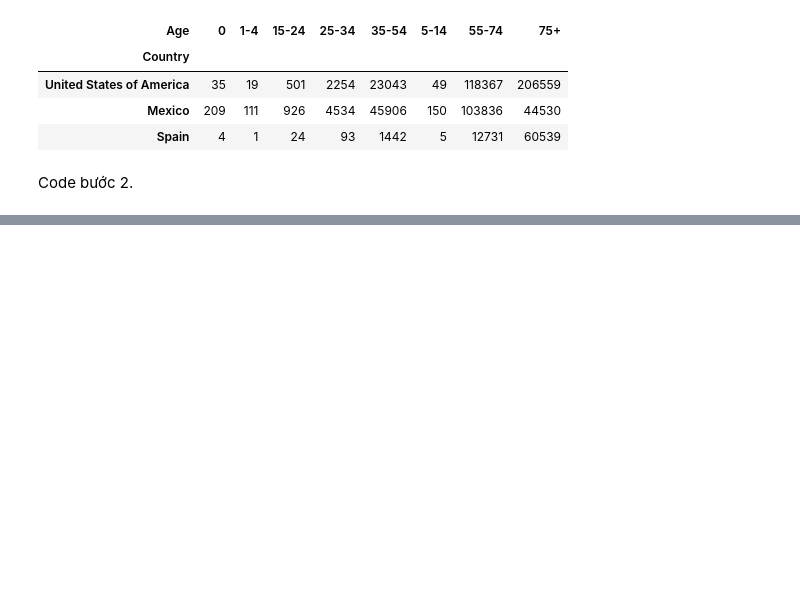
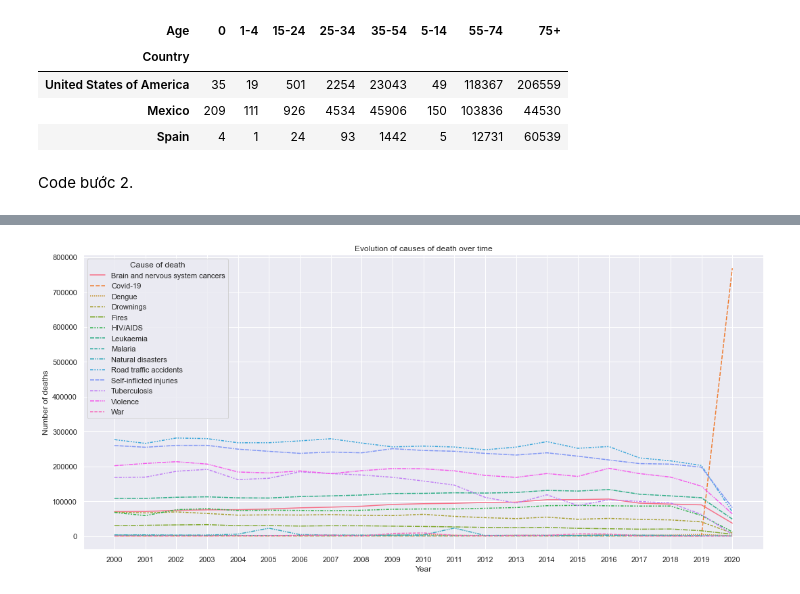
Before and after one commit to tungbtt/NMKHDL_Project, a Jupyter notebook: DataPreprocessing.ipynb, the cells around one changed output, grey strips where cells are left out. Saved outputs shown, nothing was run; the diff lists cells and outputs as text; code cells hidden in the pictures; blank space fills up the shorter version.

```diff
--- a/DataPreprocessing.ipynb
+++ b/DataPreprocessing.ipynb
@@ -377,0 +356,3 @@ plt.show()
+# %%
+df1 = df[df.columns.difference(['Continent', 'Country', 'Age'])]
+df1
@@ -377,0 +373,7 @@ plt.show()
+# %%
+d = {}
+for name, group in df1.groupby('Year'):
+    d[name.year] = group.sum().to_dict()
+
+df2 = pd.DataFrame(d).T
+df2
@@ -377,0 +398,4 @@ plt.show()
+# %%
+df2 = df2.rename_axis("Year")
+df2 = df2.rename_axis("Cause of death", axis="columns")
+df2
@@ -377,0 +421,11 @@ plt.show()
+# %%
+plt.figure(figsize = (18, 8))
+sns.lineplot(data=df2)
+
+plt.xticks(df2.index)
+plt.ylabel("Number of deaths")
+plt.title("Evolution of causes of death over time")
+
+plt.show()
+# %% [output]
+[figure, added]
```
Also changed, not shown: parts of 16 cells of this notebook.
